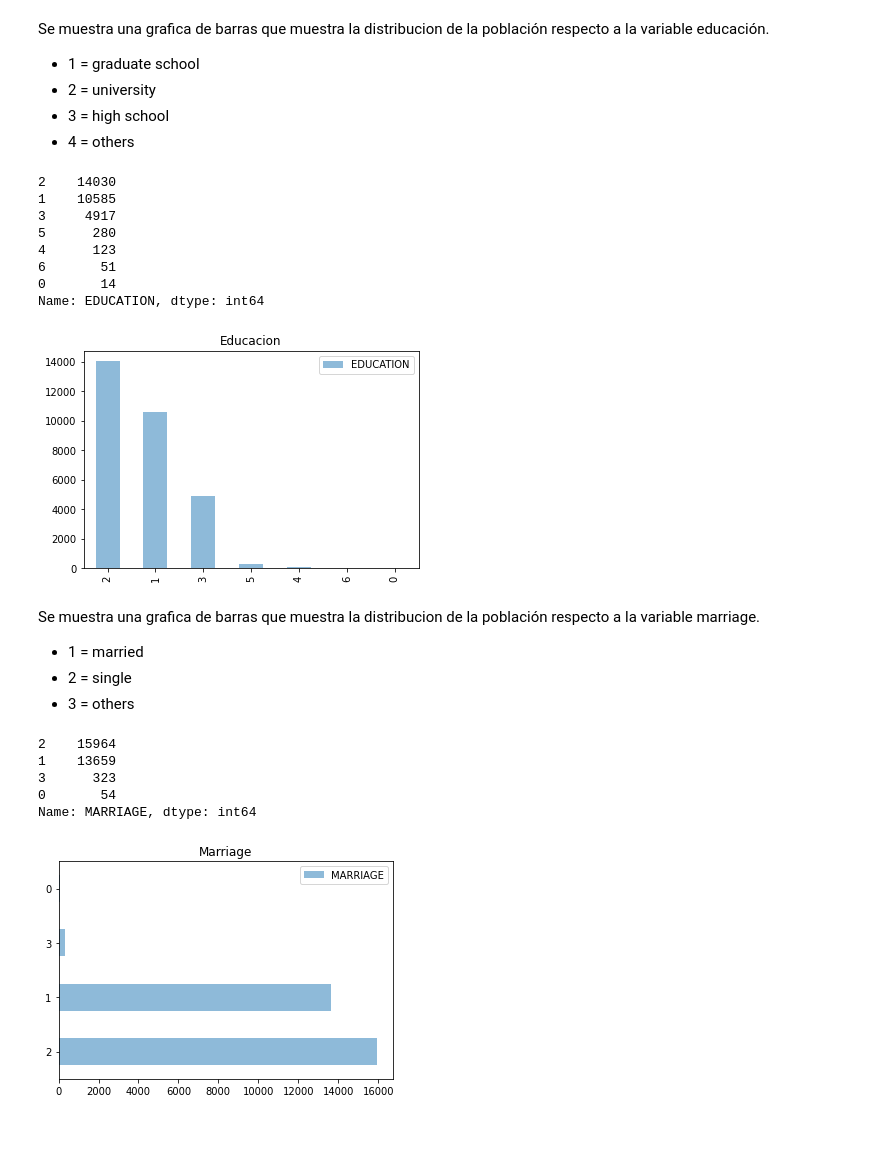
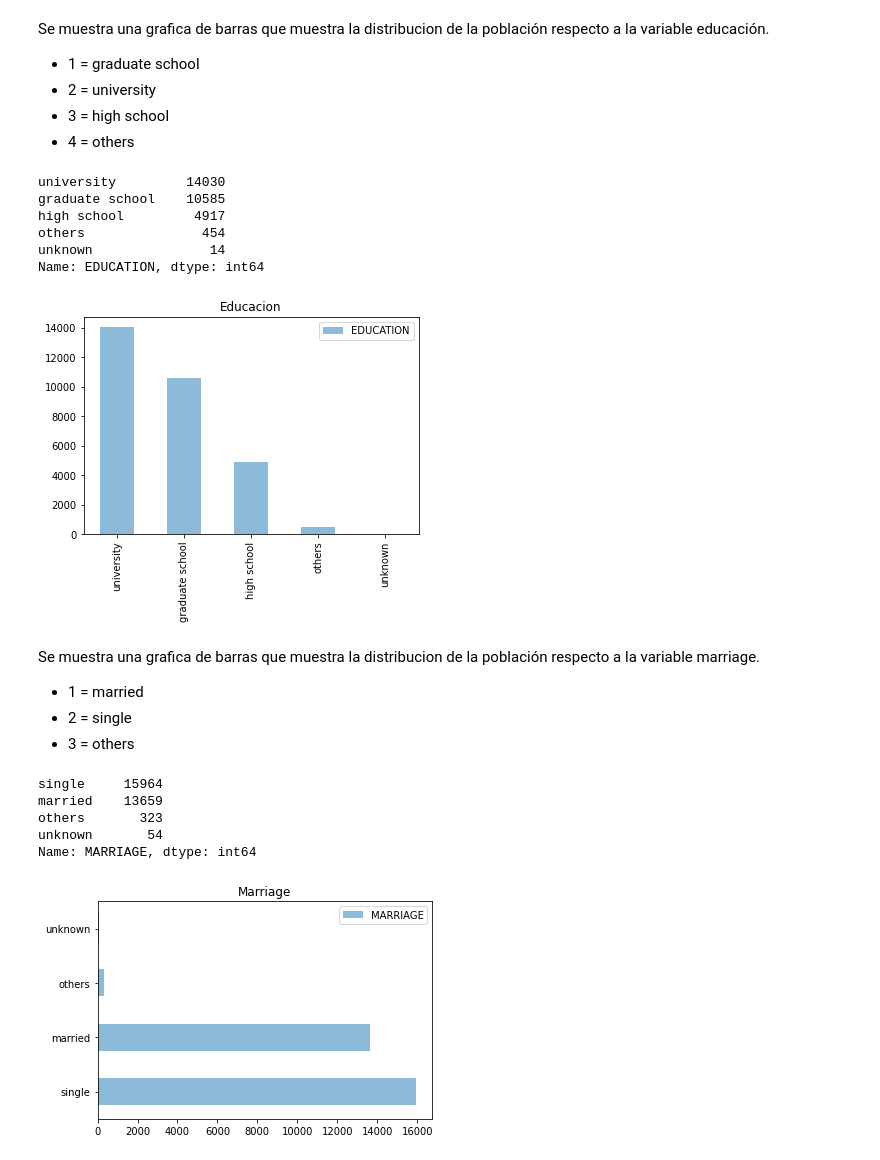
Before and after one commit to christopherfr/trabajofinalml, a Jupyter notebook: Trabajo_final_ML.ipynb, the cells around one changed output. Cells and saved outputs as stored; diff of their text form; code cells hidden in the pictures; blank space fills up the shorter version.

```diff
--- a/Trabajo_final_ML.ipynb
+++ b/Trabajo_final_ML.ipynb
@@ -111,41 +116,41 @@ Se muestra una grafica de barras que muestra la distribucion de la población re
 *   2 = university
 *   3 = high school
 *   4 = others
-# %%
-data.iloc[:,2].value_counts()
-# %% [output]
-2    14030
-1    10585
-3     4917
-5      280
-4      123
-6       51
-0       14
-Name: EDUCATION, dtype: int64
+# %%
+enc = {1:'graduate school', 2:'university', 3:'high school', 4:'others', 5:'others', 6:'others', 0:'unknown'}
+data.iloc[:,2].replace(enc).value_counts()
+# %% [output]
+university         14030
+graduate school    10585
+high school         4917
+others               454
+unknown               14
+Name: EDUCATION, dtype: int64
 # %%
-data.EDUCATION.value_counts().plot(kind='bar',alpha=0.5)
+data.EDUCATION.replace(enc).value_counts().plot(kind='bar',alpha=0.5)
 plt.title('Educacion')
 plt.legend()
 plt.show()
 # %% [output]
-[figure, old version]
+[figure, new version]
 # %% [markdown]
 Se muestra una grafica de barras que muestra la distribucion de la población respecto a la variable marriage.
 *   1 = married
 *   2 = single
 *   3 = others
-# %%
-data.iloc[:,3].value_counts()
-# %% [output]
-2    15964
-1    13659
-3      323
-0       54
-Name: MARRIAGE, dtype: int64
+# %%
+enc = {1:'married', 2:'single', 3:'others', 0:'unknown'}
+data.iloc[:,3].replace(enc).value_counts()
+# %% [output]
+single     15964
+married    13659
+others       323
+unknown       54
+Name: MARRIAGE, dtype: int64
 # %%
-data.MARRIAGE.value_counts().plot(kind='barh',alpha=0.5)
+data.MARRIAGE.replace(enc).value_counts().plot(kind='barh',alpha=0.5)
 plt.title('Marriage')
 plt.legend()
 plt.show()
 # %% [output]
-[figure, old version]
+[figure, new version]
```
Also changed, not shown: parts of 3 cells of this notebook.
